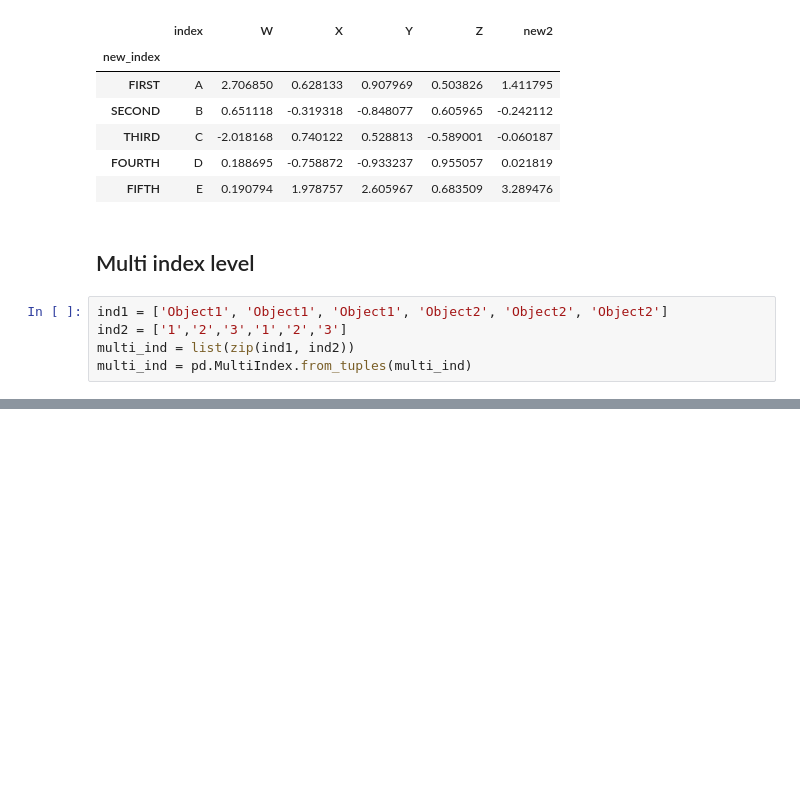
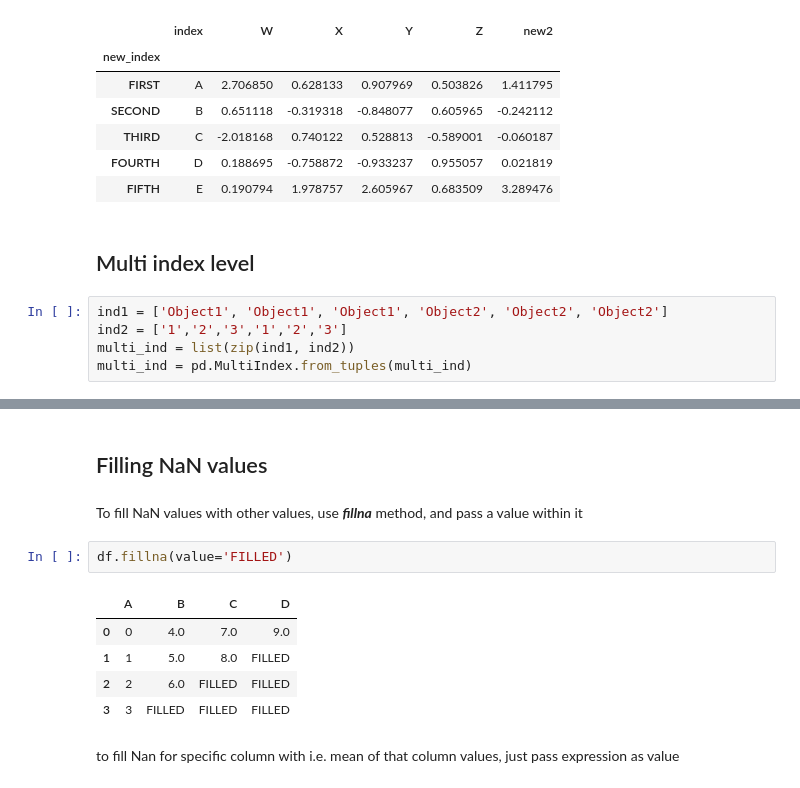
Before and after one commit to Artur-Ws/Data_Science_Basics, a Jupyter notebook: pandas_notes.ipynb, the cells around one changed output, grey strips where cells are left out. Saved outputs shown, nothing was run; the diff lists cells and outputs as text; blank space fills up the shorter version.

```diff
--- a/pandas_notes.ipynb
+++ b/pandas_notes.ipynb
@@ -396,0 +477,14 @@ df
+# %% [markdown]
+## Filling NaN values
+# %% [markdown]
+To fill NaN values with other values, use ***fillna*** method, and pass a value within it
+# %%
+df.fillna(value='FILLED')
+# %% [output]
+|  | A | B | C | D |
+| 0 | 0 | 4.0 | 7.0 | 9.0 |
+| 1 | 1 | 5.0 | 8.0 | FILLED |
+| 2 | 2 | 6.0 | FILLED | FILLED |
+| 3 | 3 | FILLED | FILLED | FILLED |
+# %% [markdown]
+to fill Nan for specific column with i.e. mean of that column values, just pass expression as value
```
Also changed, not shown: parts of 24 cells of this notebook, 1 other file.
